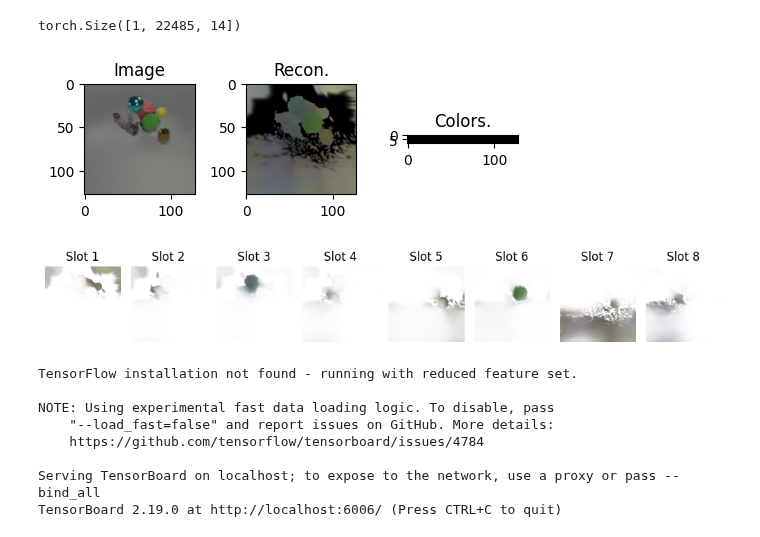
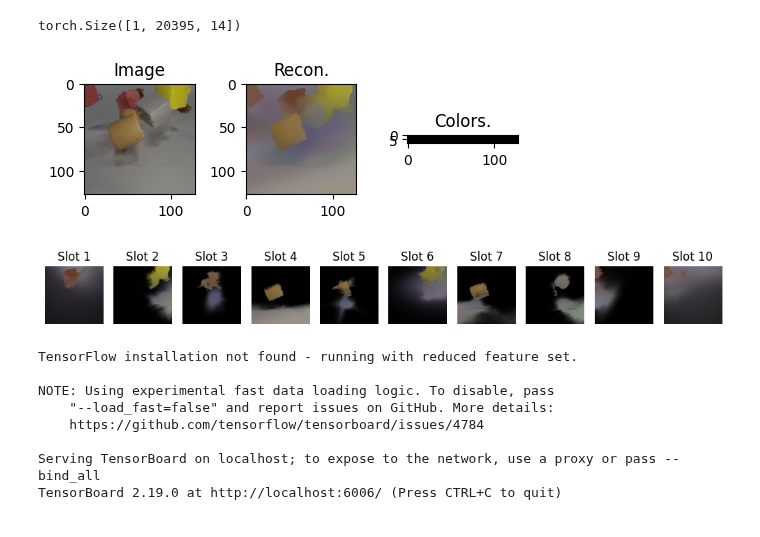
Before and after one commit to 00LukeSkyworker00/4dgs-slot-attention, a Jupyter notebook: eval.ipynb, the cells around one changed output. Drawn from its saved outputs; the diff is of its cells as text; code cells hidden in the pictures.

```diff
--- a/eval.ipynb
+++ b/eval.ipynb
@@ -16,7 +16,7 @@ from dataset import *
 
 # Load YAML.
 cfg = OmegaConf.load('config.yaml')
-cfg.attention.num_slots = 8
+cfg.attention.num_slots = 10
 
 # Get CFG
 seed = cfg.training.seed
@@ -26,11 +26,11 @@ num_iters = cfg.attention.num_iters
 resolution = tuple(cfg.dataset.resolution)
 
 # Set target frame.
-frame = 5
+frame = 0
 
 # Load val dataset.
 val_dir = '/home/skyworker/result/4DGS_SlotAttention/shape_of_motion/'
-val_seq = 'movi_a_0054_anoMask'
+val_seq = 'movi_a_0000_anoMask'
 test_set = ShapeOfMotion(os.path.join(val_dir,val_seq), cfg.dataset)
 
 # Load model.
@@ -61,9 +61,9 @@ w2cs = w2cs[None].to(device)
 pos_embed = sample['all_gs'][0][None].to(device)
 print(gs.shape)
 # %% [output]
-torch.Size([1, 22485, 14])
+torch.Size([1, 20395, 14])
 # %%
-recon_combined,recon_slots,color_code,_,gs_slot,_ = model(gs, pos_embed, Ks=Ks, w2cs=w2cs,inference=True)
+recon_combined,recon_slots,color_code,gs,gs_slot,_ = model(gs, pos_embed, Ks=Ks, w2cs=w2cs,inference=True)
 # Squeeze.
 recon_combined = (recon_combined * 255).squeeze(0).to(torch.uint8)
 recon_slots = (recon_slots * 255)
@@ -97,28 +97,28 @@ plt.savefig(f'render/{val_seq}_Recon_PLT.png')
 # color_code = cv2.resize(color_code, (resolution[0], resolution[1]), interpolation=cv2.INTER_NEAREST)
 # imageio.imwrite('render/2_color_code.png', color_code)
 # %% [output]
-[figure, old version]
+[figure, new version]
 # %%
 fig, ax = plt.subplots(1, num_slots, figsize=(10, 2))
-stack = np.zeros((resolution[0], resolution[1], 4), dtype=np.uint8)
+stack = np.zeros((resolution[0], resolution[1], 3), dtype=np.uint8)
 for i in range(num_slots):
   slot = recon_slots[i].squeeze(0).to(torch.uint8)
   picture = slot.cpu().detach().numpy()
   stack += picture
   # picture = recons[i] * masks[i] + (1 - masks[i])
   ax[i].imshow(picture)
   ax[i].set_title('Slot %s' % str(i + 1))
   # imageio.imwrite(f'render/3_slot_{i}.png', picture)
   # imageio.imwrite(f'render/3_slot_alpha_{i}.png', picture)
 for i in range(len(ax)):
   ax[i].grid(False)
   ax[i].axis('off')
 # ax[num_slots].imshow(stack)
 # ax[num_slots].set_title('Slot Stack')
 plt.tight_layout()
 plt.savefig(f'render/{val_seq}_Slot_{cfg.attention.num_slots}_PLT.png')
 # %% [output]
-[figure, old version]
+[figure, new version]
 # %%
 # from gsplat.distributed import cli
 # from simple_viewer import viewer
```
Also changed, not shown: parts of 2 cells of this notebook, 4 other files.
